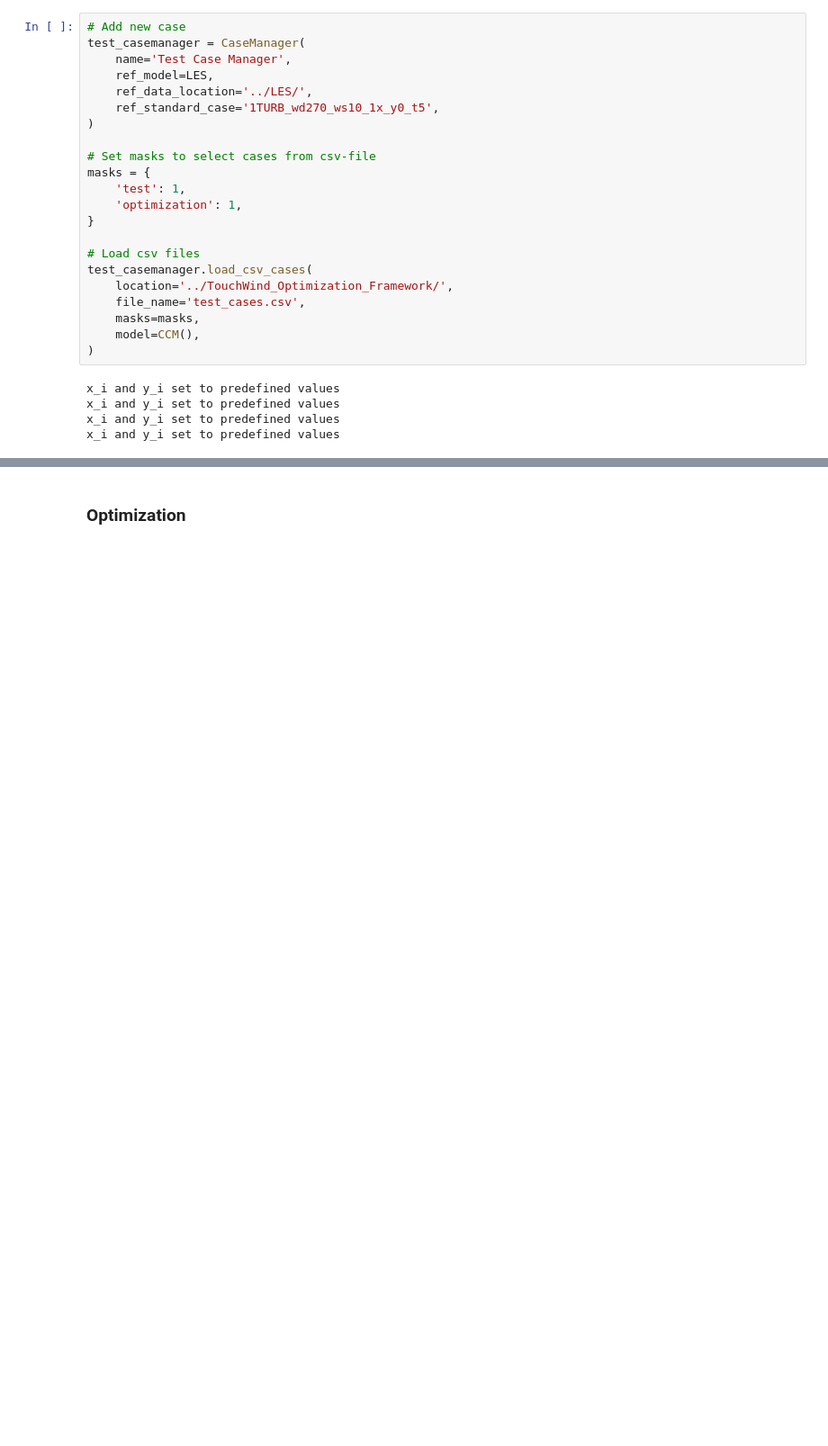
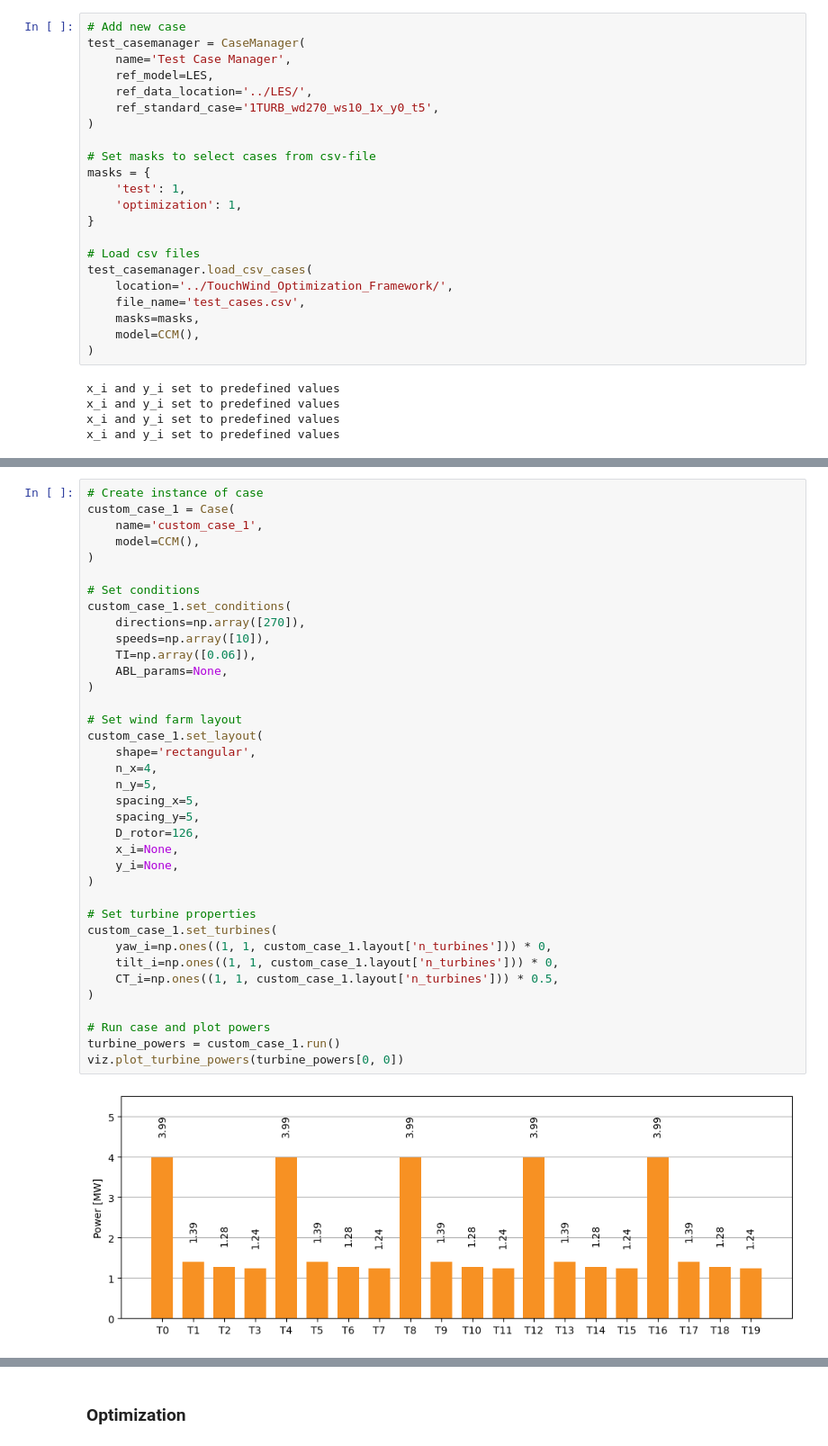
Before and after one commit to chrisosse/TouchWind_Optimization_Framework, a Jupyter notebook: framework_test.ipynb, the cells around one changed output, grey strips where cells are left out. Shown: that part at 90% size. Saved outputs shown, nothing was run; the diff lists cells and outputs as text; blank space fills up the shorter version.

Commit message:
Add custom case

```diff
--- a/framework_test.ipynb
+++ b/framework_test.ipynb
@@ -59,0 +84,39 @@ x_i and y_i set to predefined values
+# %%
+# Create instance of case
+custom_case_1 = Case(
+    name='custom_case_1',
+    model=CCM(),
+)
+
+# Set conditions
+custom_case_1.set_conditions(
+    directions=np.array([270]),
+    speeds=np.array([10]),
+    TI=np.array([0.06]),
+    ABL_params=None,
+)
+
+# Set wind farm layout
+custom_case_1.set_layout(
+    shape='rectangular',
+    n_x=4,
+    n_y=5,
+    spacing_x=5,
+    spacing_y=5,
+    D_rotor=126,
+    x_i=None,
+    y_i=None,
+)
+
+# Set turbine properties
+custom_case_1.set_turbines(
+    yaw_i=np.ones((1, 1, custom_case_1.layout['n_turbines'])) * 0,
+    tilt_i=np.ones((1, 1, custom_case_1.layout['n_turbines'])) * 0,
+    CT_i=np.ones((1, 1, custom_case_1.layout['n_turbines'])) * 0.5,
+)
+
+# Run case and plot powers
+turbine_powers = custom_case_1.run()
+viz.plot_turbine_powers(turbine_powers[0, 0])
+# %% [output]
+[figure, added]
```
Also changed, not shown: parts of 17 cells of this notebook, 3 other files.
